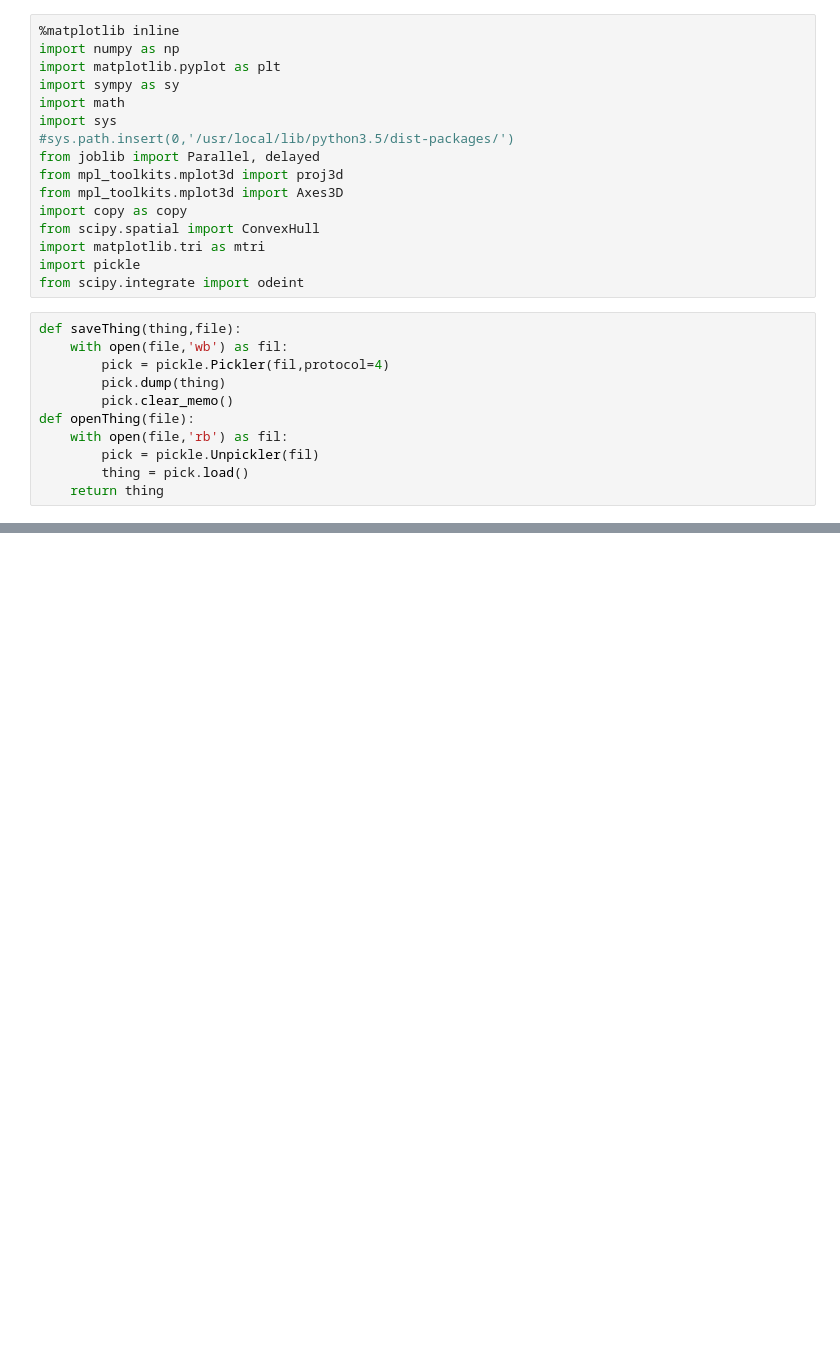
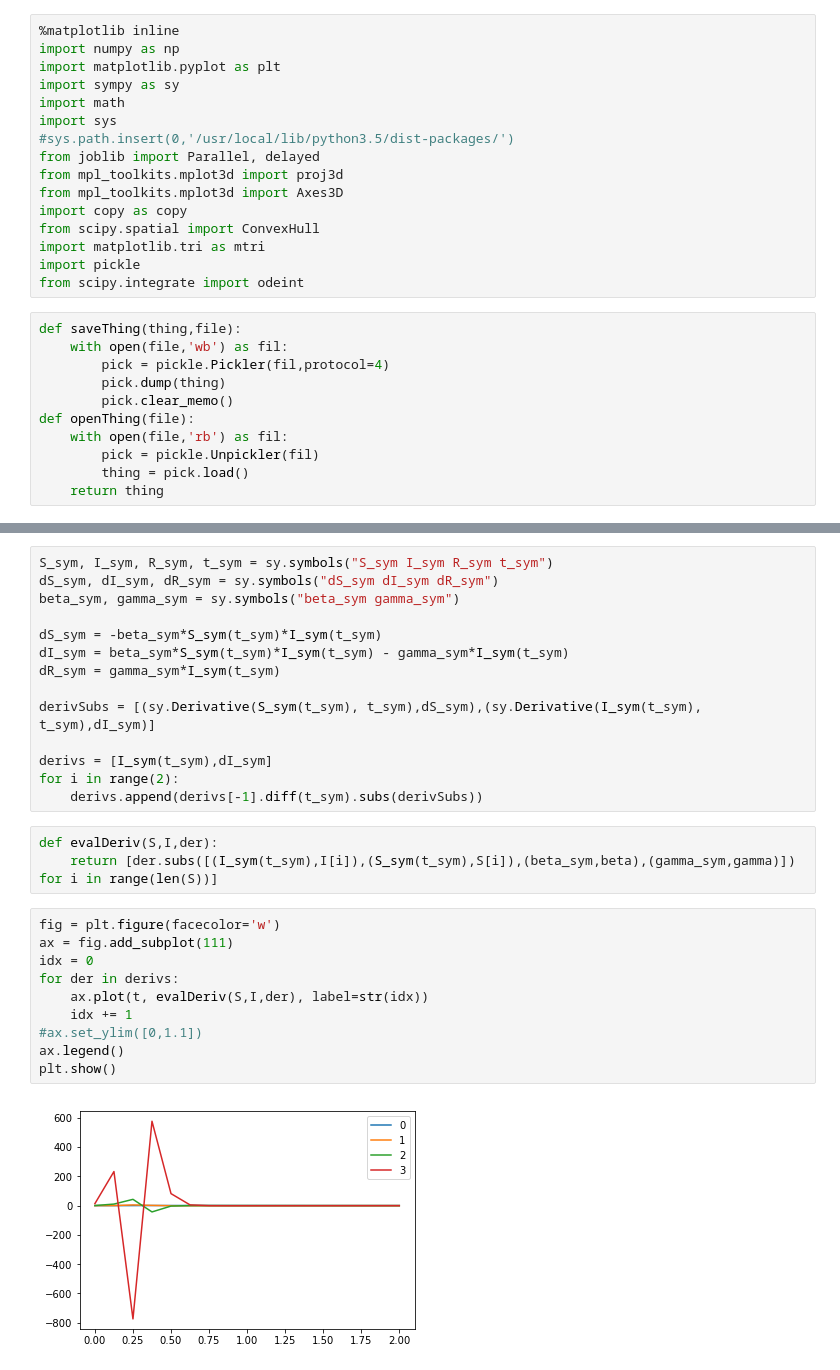
Before and after one commit to katnquinn/Bounding_Model_Predictions, a Jupyter notebook: SIR.ipynb, the cells around one changed output, grey strips where cells are left out. Drawn from its saved outputs; the diff is of its cells as text; blank space fills up the shorter version.

```diff
--- a/SIR.ipynb
+++ b/SIR.ipynb
@@ -67,0 +105,29 @@ odeint?
+# %%
+S_sym, I_sym, R_sym, t_sym = sy.symbols("S_sym I_sym R_sym t_sym")
+dS_sym, dI_sym, dR_sym = sy.symbols("dS_sym dI_sym dR_sym")
+beta_sym, gamma_sym = sy.symbols("beta_sym gamma_sym")
+
+dS_sym = -beta_sym*S_sym(t_sym)*I_sym(t_sym)
+dI_sym = beta_sym*S_sym(t_sym)*I_sym(t_sym) - gamma_sym*I_sym(t_sym)
+dR_sym = gamma_sym*I_sym(t_sym)
+
+derivSubs = [(sy.Derivative(S_sym(t_sym), t_sym),dS_sym),(sy.Derivative(I_sym(t_sym), t_sym),dI_sym)]
+
+derivs = [I_sym(t_sym),dI_sym]
+for i in range(2):
+    derivs.append(derivs[-1].diff(t_sym).subs(derivSubs))
+# %%
+def evalDeriv(S,I,der):
+    return [der.subs([(I_sym(t_sym),I[i]),(S_sym(t_sym),S[i]),(beta_sym,beta),(gamma_sym,gamma)]) for i in range(len(S))]
+# %%
+fig = plt.figure(facecolor='w')
+ax = fig.add_subplot(111)
+idx = 0
+for der in derivs:
+    ax.plot(t, evalDeriv(S,I,der), label=str(idx))
+    idx += 1
+#ax.set_ylim([0,1.1])
+ax.legend()
+plt.show()
+# %% [output]
+[figure, added]
```
Also changed, not shown: parts of 5 cells of this notebook.
